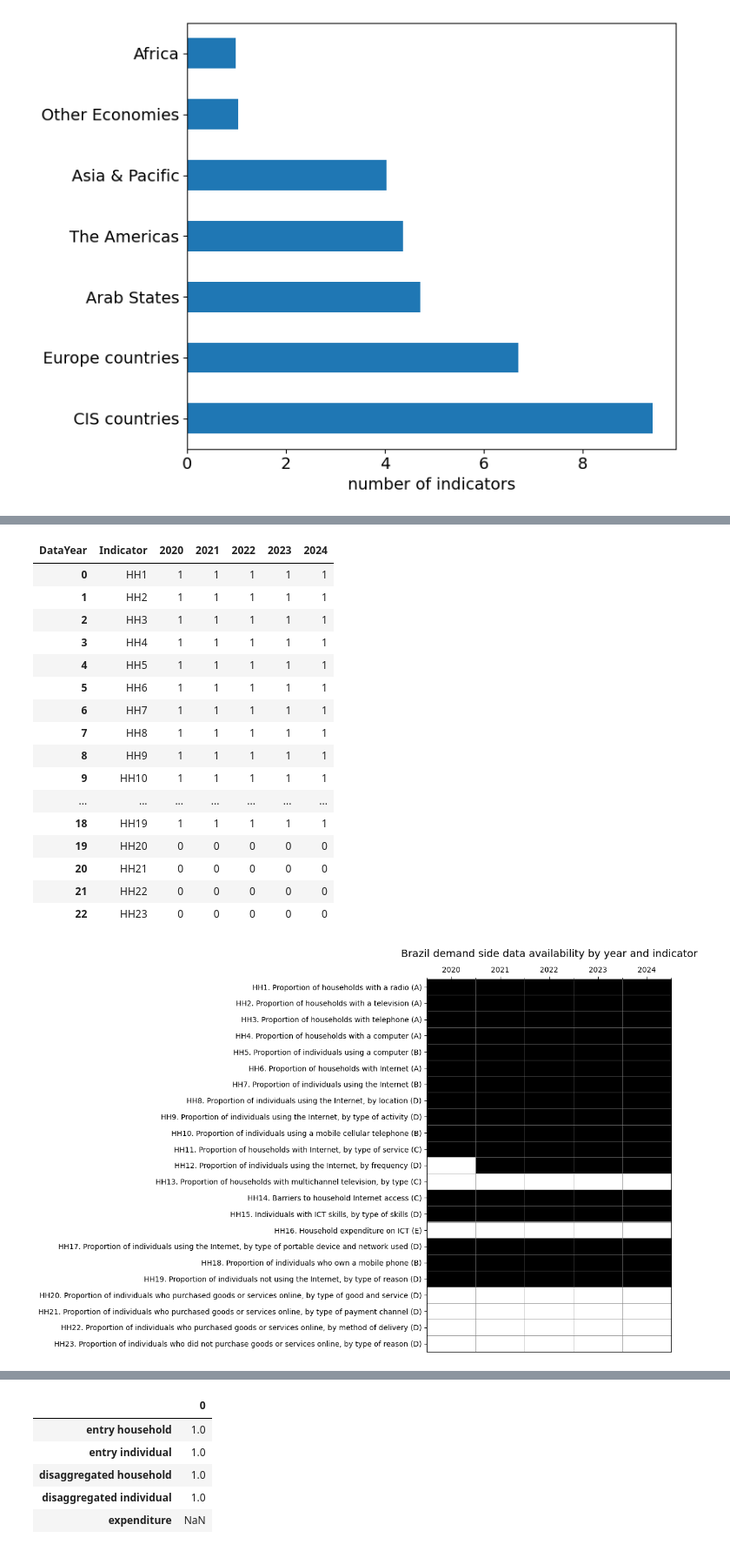
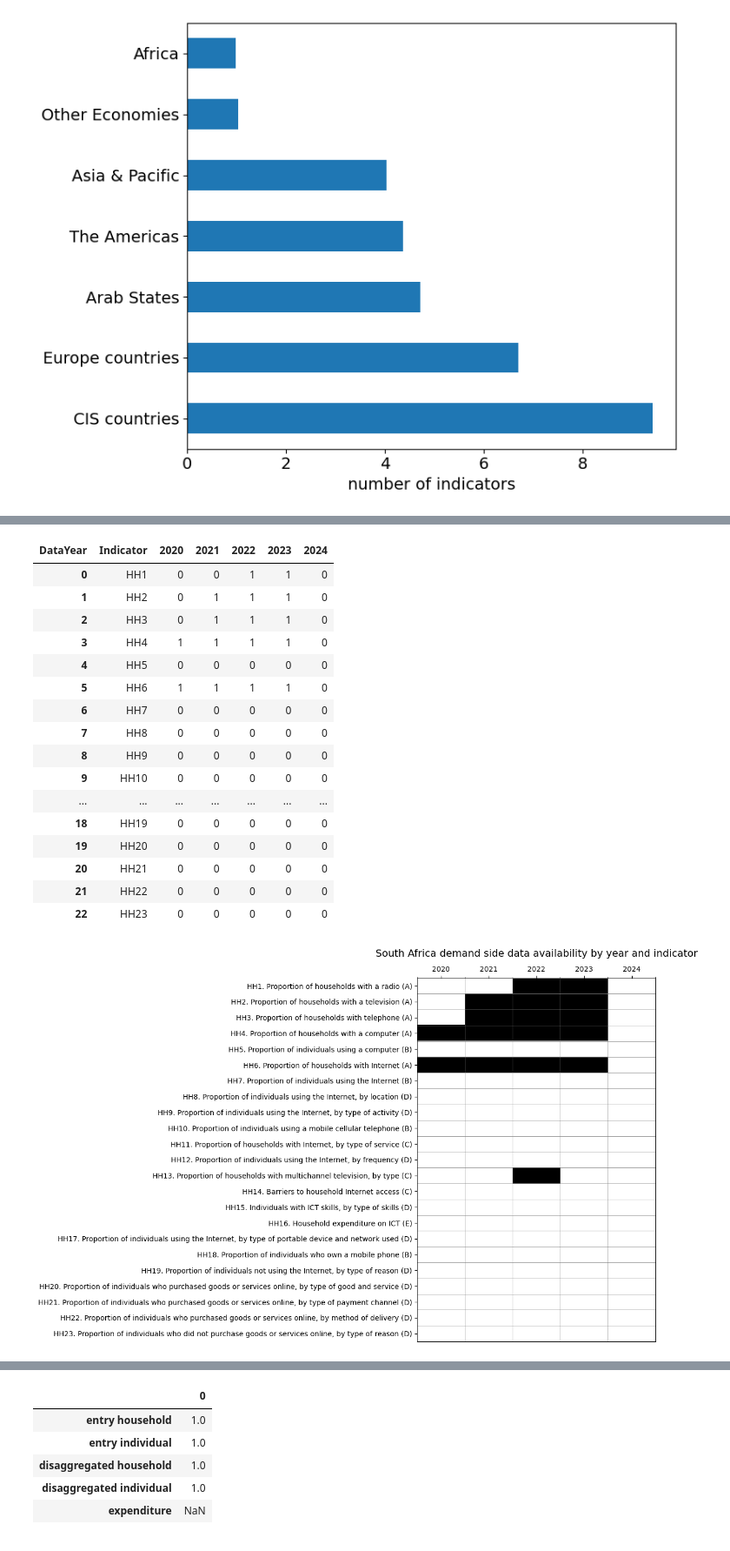
Before and after one commit to dianakorka/statistical_capacity, a Jupyter notebook: HH_capacity_index_rev.ipynb, the cells around one changed output, grey strips where cells are left out. Shown at 87% size. Cells and saved outputs as stored; diff of their text form; code cells hidden in the pictures.

```diff
--- a/HH_capacity_index_rev.ipynb
+++ b/HH_capacity_index_rev.ipynb
@@ -2920,4 +2920,6 @@ plt.show()
 # %%
-df_detailed[(df_detailed.Country=='Brazil') & (df_detailed.Indicator == 'HH12') & (df_detailed.DataYear>= 2020) ]
+country_name = 'South Africa'
+
+df_detailed[(df_detailed.Country==country_name) & (df_detailed.DataYear>= 2020) ]
 # %% [output]
 |  | Country | CountryType | RegionName | Indicator | ItuMember | DataYear |
@@ -2936,30 +2951,30 @@ codes = hh_cols
 
 # limit data to the past 5 years and to the country of choice
 # we only need to know if the data is available or missing
-df_country = df_detailed[(df_detailed.Country == 'Brazil') & (df_detailed.DataYear>= 2020)].pivot(index='Indicator', columns='DataYear', values ='DataYear').reindex(columns=years, index=codes).notna().astype(int).reset_index()
+df_country = df_detailed[(df_detailed.Country == country_name) & (df_detailed.DataYear>= 2020)].pivot(index='Indicator', columns='DataYear', values ='DataYear').reindex(columns=years, index=codes).notna().astype(int).reset_index()
 
 
 df_country
 # %% [output]
 | DataYear | Indicator | 2020 | 2021 | 2022 | 2023 | 2024 |
-| 0 | HH1 | 1 | 1 | 1 | 1 | 1 |
-| 1 | HH2 | 1 | 1 | 1 | 1 | 1 |
-| 2 | HH3 | 1 | 1 | 1 | 1 | 1 |
-| 3 | HH4 | 1 | 1 | 1 | 1 | 1 |
-| 4 | HH5 | 1 | 1 | 1 | 1 | 1 |
-| 5 | HH6 | 1 | 1 | 1 | 1 | 1 |
-| 6 | HH7 | 1 | 1 | 1 | 1 | 1 |
-| 7 | HH8 | 1 | 1 | 1 | 1 | 1 |
-| 8 | HH9 | 1 | 1 | 1 | 1 | 1 |
-| 9 | HH10 | 1 | 1 | 1 | 1 | 1 |
+| 0 | HH1 | 0 | 0 | 1 | 1 | 0 |
+| 1 | HH2 | 0 | 1 | 1 | 1 | 0 |
+| 2 | HH3 | 0 | 1 | 1 | 1 | 0 |
+| 3 | HH4 | 1 | 1 | 1 | 1 | 0 |
+| 4 | HH5 | 0 | 0 | 0 | 0 | 0 |
+| 5 | HH6 | 1 | 1 | 1 | 1 | 0 |
+| 6 | HH7 | 0 | 0 | 0 | 0 | 0 |
+| 7 | HH8 | 0 | 0 | 0 | 0 | 0 |
+| 8 | HH9 | 0 | 0 | 0 | 0 | 0 |
+| 9 | HH10 | 0 | 0 | 0 | 0 | 0 |
 | ... | ... | ... | ... | ... | ... | ... |
-| 18 | HH19 | 1 | 1 | 1 | 1 | 1 |
+| 18 | HH19 | 0 | 0 | 0 | 0 | 0 |
 | 19 | HH20 | 0 | 0 | 0 | 0 | 0 |
 | 20 | HH21 | 0 | 0 | 0 | 0 | 0 |
 | 21 | HH22 | 0 | 0 | 0 | 0 | 0 |
 | 22 | HH23 | 0 | 0 | 0 | 0 | 0 |
 # %%
-country_name = 'Brazil'
+
 
 df_country = df_detailed[(df_detailed.Country == country_name) & (df_detailed.DataYear>= 2020)].pivot(index='Indicator', columns='DataYear', values ='DataYear').reindex(columns=years, index=codes).notna().astype(int).reset_index()
 
@@ -2980,31 +2995,31 @@ df_country.Indicator=new_names
 
 # Convert DataFrame to numpy array (without transpose)
 
 code_array = df_country.set_index('Indicator').to_numpy()
 
 
 fig, ax = plt.subplots(figsize=(code_array.shape[1] * 1.2, code_array.shape[0] * 0.4))
 
 # Show barcode
 ax.imshow(code_array, cmap='binary', aspect='auto', interpolation='nearest')
 
 # Set row labels (y-axis) - now Indicators
 ax.set_yticks(np.arange(code_array.shape[0]))
 ax.set_yticklabels(df_country.set_index('Indicator').index)
 
 # Set column labels (x-axis) - now Years
 ax.set_xticks(np.arange(code_array.shape[1]))
 ax.set_xticklabels(df_country.set_index('Indicator').columns, rotation=0)
 ax.xaxis.tick_top() # put year lables on top
 
 ax.set_title(f'{country_name} demand side data availability by year and indicator', fontsize=14, pad=30)
 
 # Optional: grid
 ax.set_xticks(np.arange(-.5, code_array.shape[1], 1), minor=True)
 ax.set_yticks(np.arange(-.5, code_array.shape[0], 1), minor=True)
 ax.grid(which='minor', color='gray', linestyle='-', linewidth=0.5)
 ax.tick_params(which='minor', bottom=False, left=False)
 
 plt.show()
 # %% [output]
-[figure, old version]
+[figure, new version]
```
Also changed, not shown: parts of 12 cells of this notebook.
